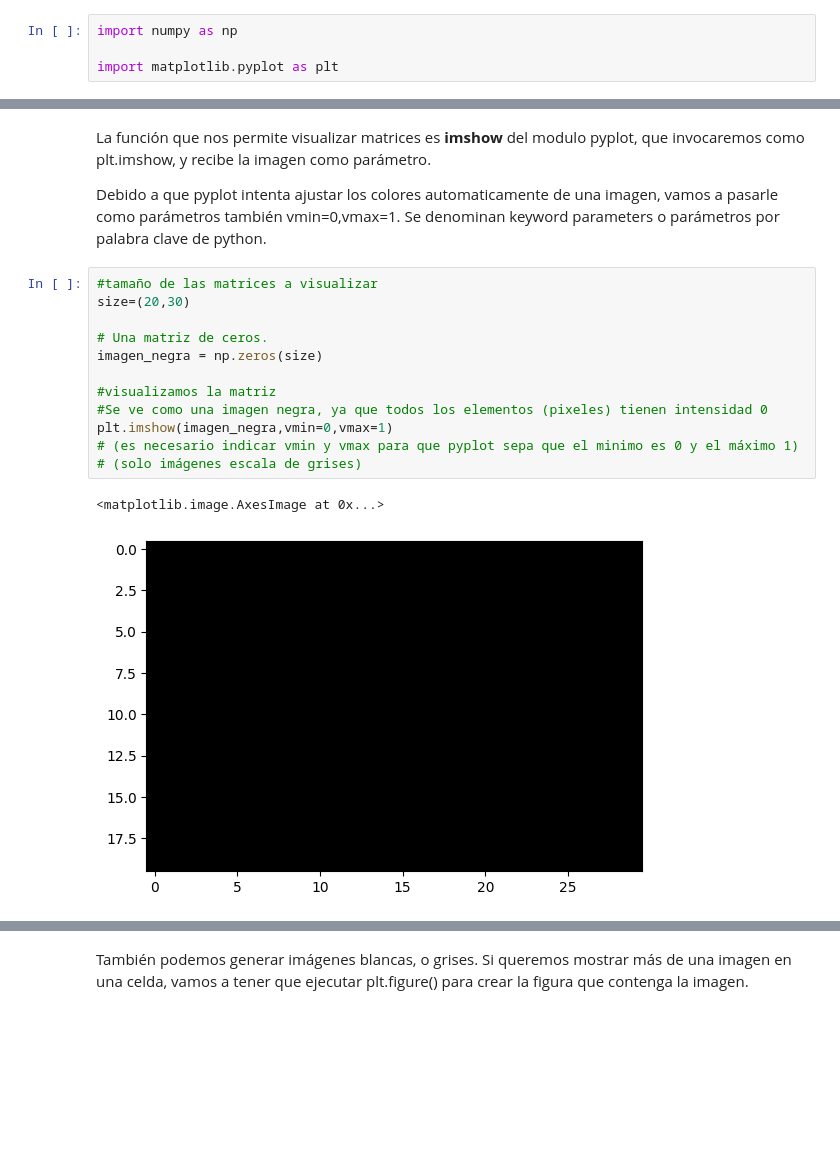
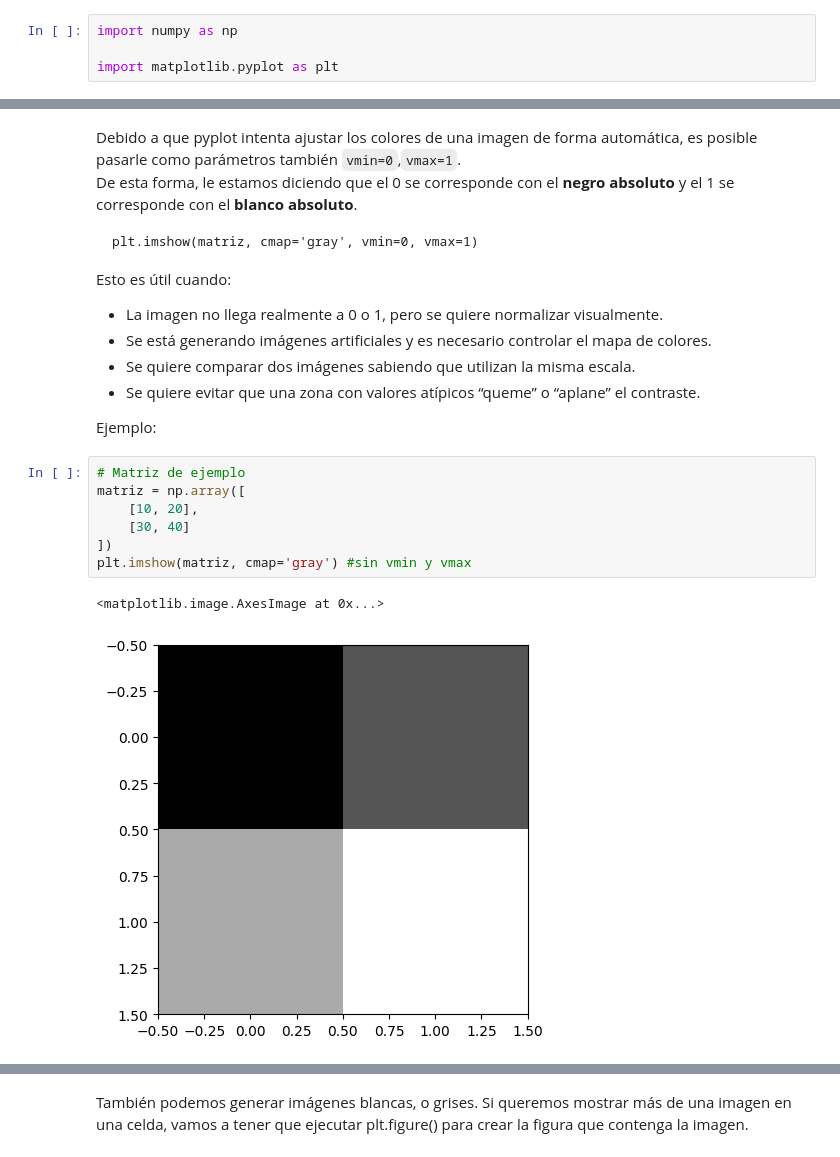
Before and after one commit to jmrodriguez2552/CEIABIGDATA_25_26, a Jupyter notebook: PROGRAMACION_IA_25_26/NOTEBOOKS DEL AULA/12_Procesado de imagen.ipynb, the cells around one changed output, grey strips where cells are left out. Saved outputs shown, nothing was run; the diff lists cells and outputs as text; blank space fills up the shorter version.

````diff
--- a/PROGRAMACION_IA_25_26/NOTEBOOKS DEL AULA/12_Procesado de imagen.ipynb
+++ b/PROGRAMACION_IA_25_26/NOTEBOOKS DEL AULA/12_Procesado de imagen.ipynb
@@ -17,19 +41,24 @@ plt.rcParams['image.cmap'] = 'gray'
 # %% [markdown]
-La función que nos permite visualizar matrices es **imshow** del modulo pyplot, que invocaremos como plt.imshow, y recibe la imagen como parámetro.
+Debido a que pyplot intenta ajustar los colores de una imagen de forma automática, es posible pasarle como parámetros también ```vmin=0```,```vmax=1```.
+De esta forma, le estamos diciendo que el 0 se corresponde con el **negro absoluto** y el 1 se corresponde con el **blanco absoluto**.
+```
+plt.imshow(matriz, cmap='gray', vmin=0, vmax=1)
+```
+Esto es útil cuando:
 
-Debido a que pyplot intenta ajustar los colores automaticamente de una imagen, vamos a pasarle como parámetros también vmin=0,vmax=1. Se denominan keyword parameters o parámetros por palabra clave de python.
+- La imagen no llega realmente a 0 o 1, pero se quiere normalizar visualmente.
+- Se está generando imágenes artificiales y es necesario controlar el mapa de colores.
+- Se quiere comparar dos imágenes sabiendo que utilizan la misma escala.
+- Se quiere evitar que una zona con valores atípicos “queme” o “aplane” el contraste.
+
+Ejemplo:
-# %%
-#tamaño de las matrices a visualizar
-size=(20,30)
-
-# Una matriz de ceros.
-imagen_negra = np.zeros(size)
-
-#visualizamos la matriz
-#Se ve como una imagen negra, ya que todos los elementos (pixeles) tienen intensidad 0
-plt.imshow(imagen_negra,vmin=0,vmax=1)
-# (es necesario indicar vmin y vmax para que pyplot sepa que el minimo es 0 y el máximo 1)
-# (solo imágenes escala de grises)
-# %% [output]
-<matplotlib.image.AxesImage at 0x...>
-[figure]
+# %%
+# Matriz de ejemplo
+matriz = np.array([
+    [10, 20],
+    [30, 40]
+])
+plt.imshow(matriz, cmap='gray') #sin vmin y vmax
+# %% [output]
+<matplotlib.image.AxesImage at 0x...>
+[figure, added]
````
Also changed, not shown: parts of 9 cells of this notebook, 4 other files.
